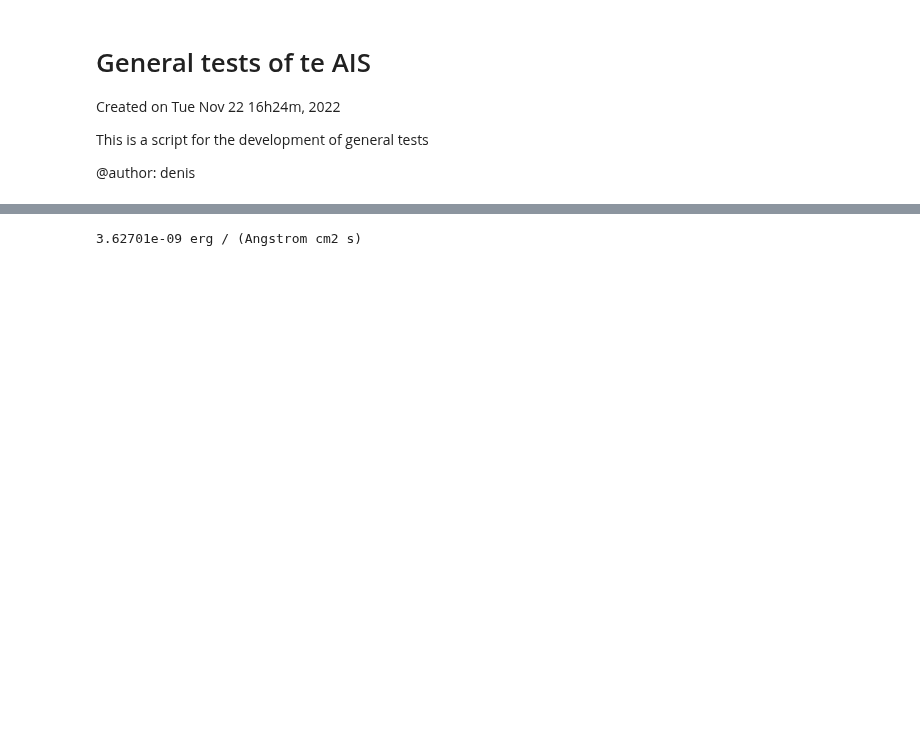
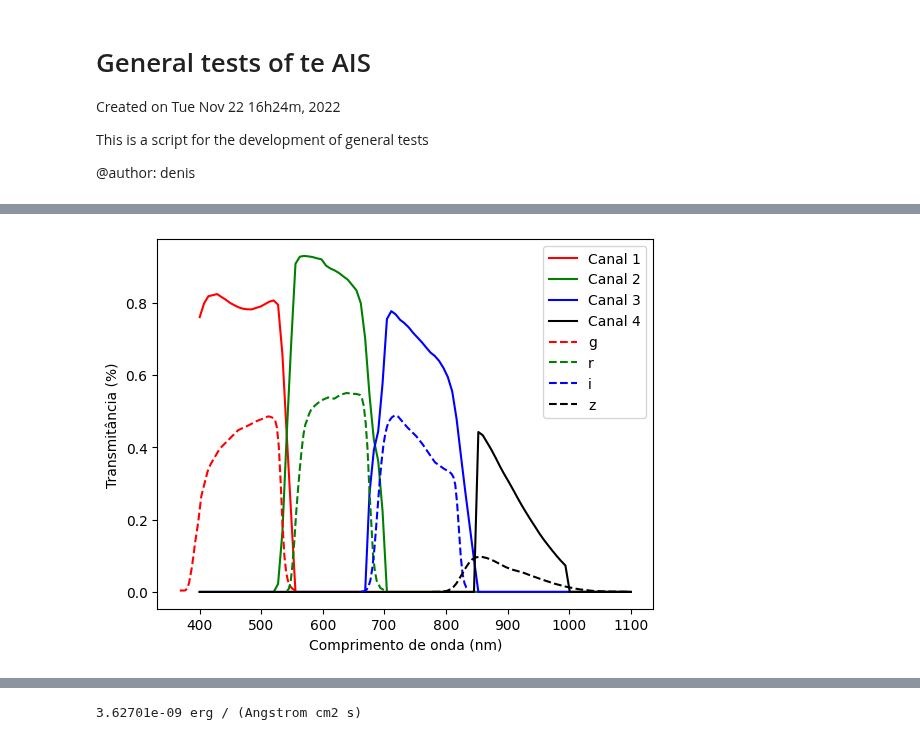
Before and after one commit to DBernardes/AIS, a Jupyter notebook: general_tests.ipynb, the cells around one changed output, grey strips where cells are left out. Cells and saved outputs as stored; diff of their text form; code cells hidden in the pictures; blank space fills up the shorter version.

Commit message:
updating notebook images

```diff
--- a/general_tests.ipynb
+++ b/general_tests.ipynb
@@ -197,39 +204,42 @@ plt.show()
 # %%
 
 # Test the sparc4 spectral response + atmosphere + telescope
 from AIS.Spectral_Response import Channel, Atmosphere, Telescope
 import matplotlib.pyplot as plt
 import numpy as np
 import pandas as pd
+import os
 
 sed = np.ones(100)
 wv = np.linspace(400, 1100, 100)
 atm = Atmosphere()
 sr = atm.get_spectral_response(wv, 1, 'photometric')
 tel = Telescope()
 sr *= tel.get_spectral_response(wv)
 colors = ['r', 'g', 'b', 'k']
 for i in [1, 2, 3, 4]:
     channel = Channel(i)
     channel.write_sparc4_operation_mode('photometry')
     ch1_spectral_response = channel.apply_spectral_response(sed, wv) #*sr
-    plt.plot(wv, ch1_spectral_response, colors[i-1], label=f'Channel {i}')
+    plt.plot(wv, ch1_spectral_response, colors[i-1], label=f'Canal {i}')
 
 data = pd.read_csv('notebook/data_files/g_filter.csv')
-plt.plot(data['Wavelength (angstroms)']/10, data['Transmission'], 'r--', label='g filter')
+plt.plot(data['Wavelength (angstroms)']/10, data['Transmission'], 'r--', label='g')
 data = pd.read_csv('notebook/data_files/r_filter.csv')
-plt.plot(data['Wavelength (angstroms)']/10, data['Transmission'], 'g--', label='r filter')
+plt.plot(data['Wavelength (angstroms)']/10, data['Transmission'], 'g--', label='r')
 data = pd.read_csv('notebook/data_files/i_filter.csv')
-plt.plot(data['Wavelength (angstroms)']/10, data['Transmission'], 'b--', label='i filter')
+plt.plot(data['Wavelength (angstroms)']/10, data['Transmission'], 'b--', label='i')
 data = pd.read_csv('notebook/data_files/z_filter.csv')
-plt.plot(data['Wavelength (angstroms)']/10, data['Transmission'], 'k--', label='z filter')
+plt.plot(data['Wavelength (angstroms)']/10, data['Transmission'], 'k--', label='z')
 
 
 plt.legend()
-plt.xlabel('Wavelength (nm)')
-plt.ylabel('Transmitance')
-plt.savefig(os.path.join('notebook', 'figures', 'sparc4_photometry.png'))
+plt.xlabel('Comprimento de onda (nm)')
+plt.ylabel('Transmitância (%)')
+plt.savefig(os.path.join('notebook', 'figures', 'sparc4_photometry.png'), dpi=300)
 plt.show()
+# %% [output]
+[figure, added]
 # %%
 # Test the blackbody profile
 from AIS. Artificial_Image_Simulator import Artificial_Image_Simulator
```
Also changed, not shown: parts of 12 cells of this notebook, 12 other files.
